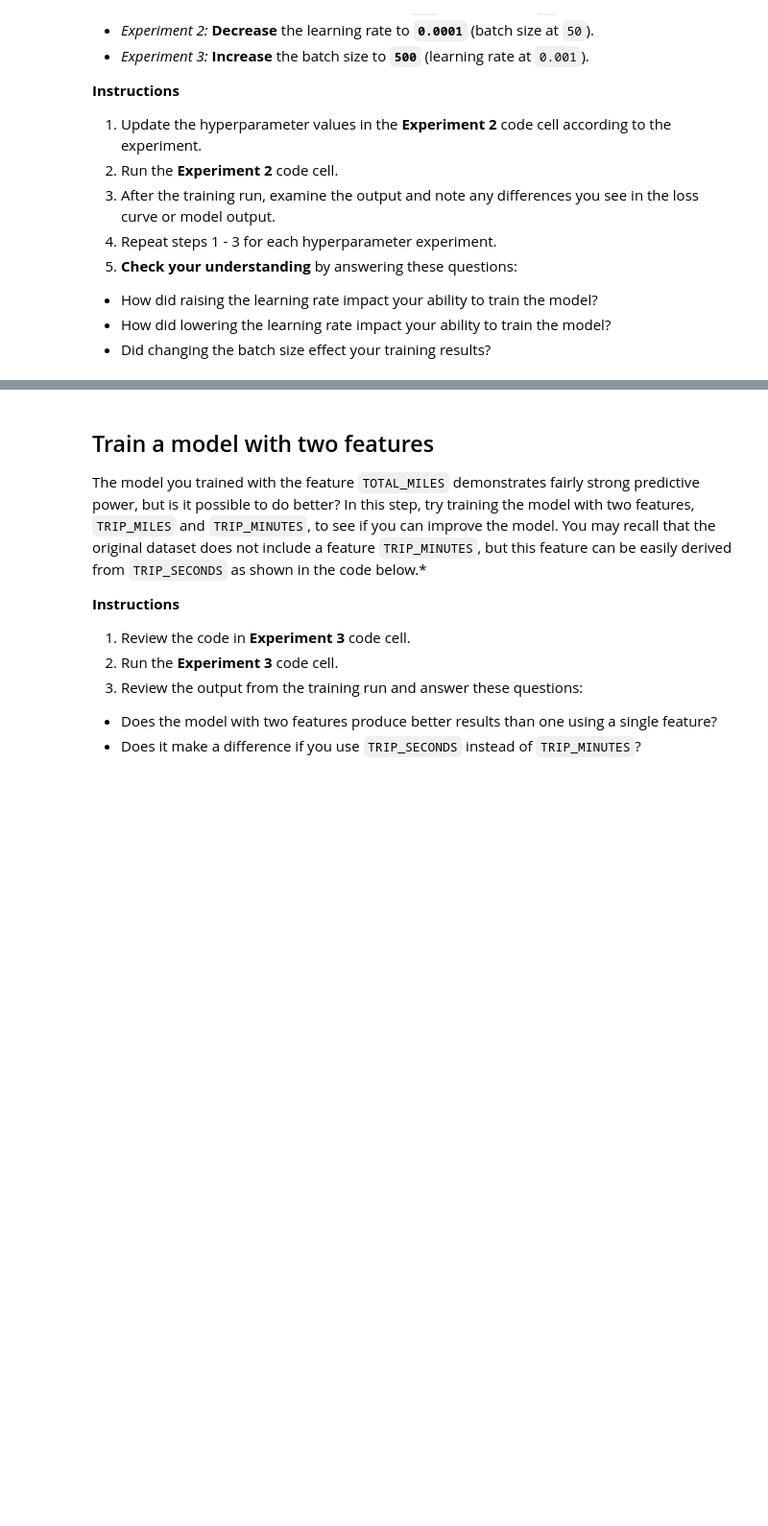
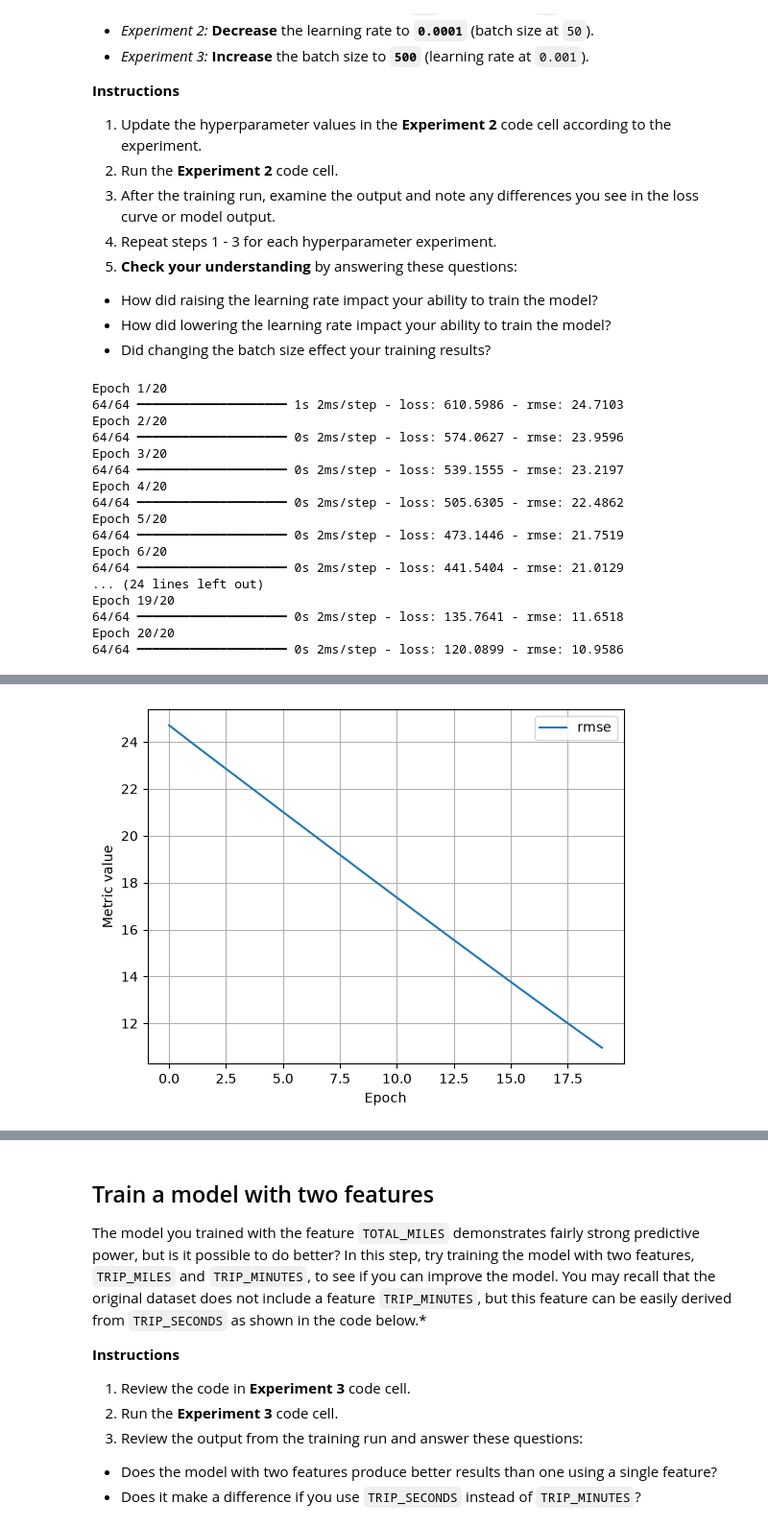
Before and after one commit to jmsrezende/google-ml-study, a Jupyter notebook: ml/cc/exercises/linear_regression_taxi.ipynb, the cells around one changed output, grey strips where cells are left out. Shown at 96% size. Cells and saved outputs as stored; diff of their text form; code cells hidden in the pictures; blank space fills up the shorter version.

```diff
--- a/ml/cc/exercises/linear_regression_taxi.ipynb
+++ b/ml/cc/exercises/linear_regression_taxi.ipynb
@@ -355,7 +447,7 @@ It is common with machine learning to run multiple experiments to find the best
 settings_2 = ml_edu.experiment.ExperimentSettings(
     learning_rate = 0.001,
     number_epochs = 20,
-    batch_size = 50,
+    batch_size = 500,
     input_features = ['TRIP_MILES']
 )
 
@@ -367,3 +459,21 @@ experiment_2 = train_model('one_feature_hyper', model_2, training_df, 'FARE', se
 
 ml_edu.results.plot_experiment_metrics(experiment_2, ['rmse'])
 ml_edu.results.plot_model_predictions(experiment_2, training_df, 'FARE')
+# %% [output]
+Epoch 1/20
+64/64 ━━━━━━━━━━━━━━━━━━━━ 1s 2ms/step - loss: 610.5986 - rmse: 24.7103
+Epoch 2/20
+64/64 ━━━━━━━━━━━━━━━━━━━━ 0s 2ms/step - loss: 574.0627 - rmse: 23.9596
+Epoch 3/20
+64/64 ━━━━━━━━━━━━━━━━━━━━ 0s 2ms/step - loss: 539.1555 - rmse: 23.2197
+Epoch 4/20
+64/64 ━━━━━━━━━━━━━━━━━━━━ 0s 2ms/step - loss: 505.6305 - rmse: 22.4862
+Epoch 5/20
+64/64 ━━━━━━━━━━━━━━━━━━━━ 0s 2ms/step - loss: 473.1446 - rmse: 21.7519
+Epoch 6/20
+64/64 ━━━━━━━━━━━━━━━━━━━━ 0s 2ms/step - loss: 441.5404 - rmse: 21.0129
+... (24 lines left out)
+Epoch 19/20
+64/64 ━━━━━━━━━━━━━━━━━━━━ 0s 2ms/step - loss: 135.7641 - rmse: 11.6518
+Epoch 20/20
+64/64 ━━━━━━━━━━━━━━━━━━━━ 0s 2ms/step - loss: 120.0899 - rmse: 10.9586
@@ -370,3 +483,4 @@ ml_edu.results.plot_model_predictions(experiment_2, training_df, 'FARE')
+[figure, added]
 # %%
 #@title Double-click to view answers for hyperparameter experiments
 
```
Also changed, not shown: parts of 16 cells of this notebook.
